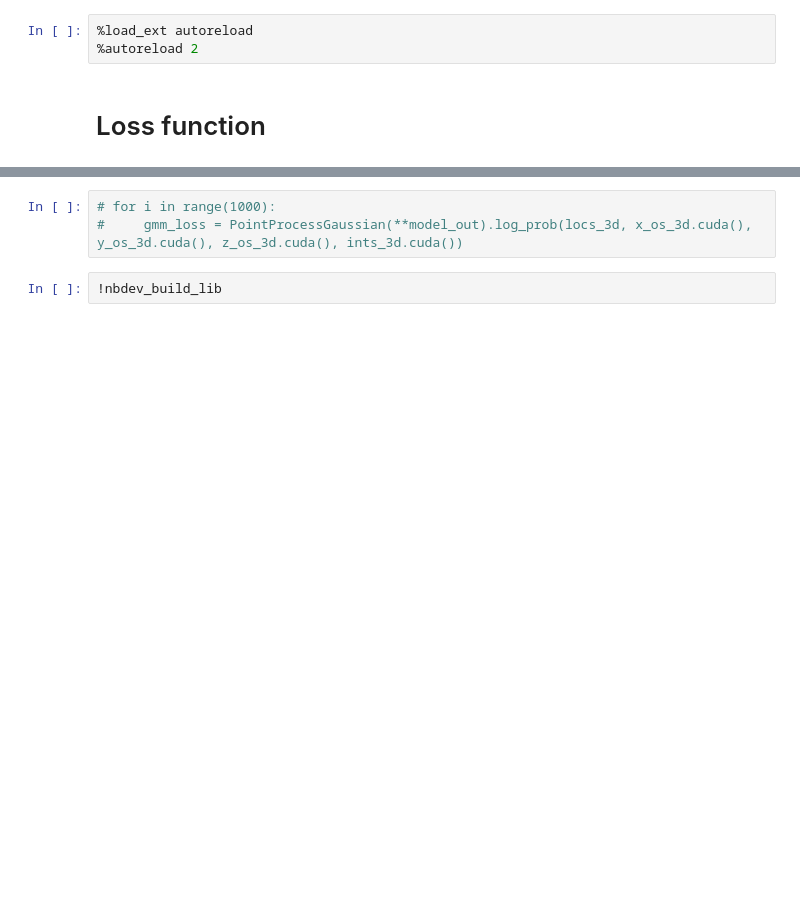
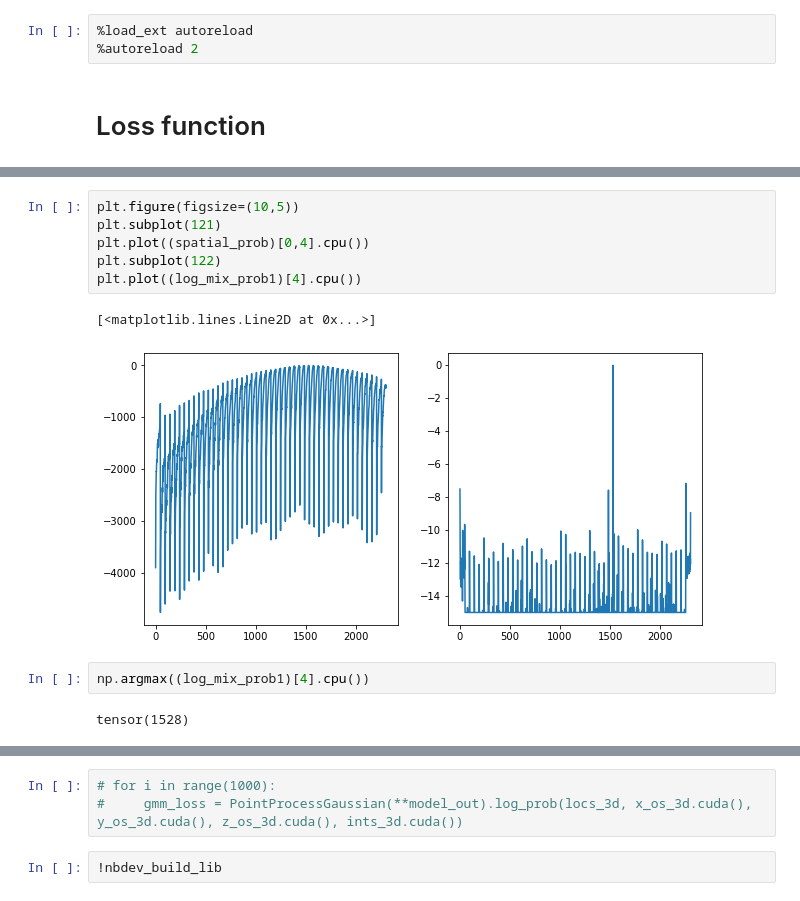
Before and after one commit to TuragaLab/decode_fish, a Jupyter notebook: nbs/05_gmm_loss.ipynb, the cells around one changed output, grey strips where cells are left out. Cells and saved outputs as stored; diff of their text form; blank space fills up the shorter version.

```diff
--- a/nbs/05_gmm_loss.ipynb
+++ b/nbs/05_gmm_loss.ipynb
@@ -194,0 +484,13 @@ def cum_count_per_group(arr):
+# %%
+plt.figure(figsize=(10,5))
+plt.subplot(121)
+plt.plot((spatial_prob)[0,4].cpu())
+plt.subplot(122)
+plt.plot((log_mix_prob1)[4].cpu())
+# %% [output]
+[<matplotlib.lines.Line2D at 0x...>]
+[figure, added]
+# %%
+np.argmax((log_mix_prob1)[4].cpu())
+# %% [output]
+tensor(1528)
```
Also changed, not shown: parts of 55 cells of this notebook, 11 other files.
